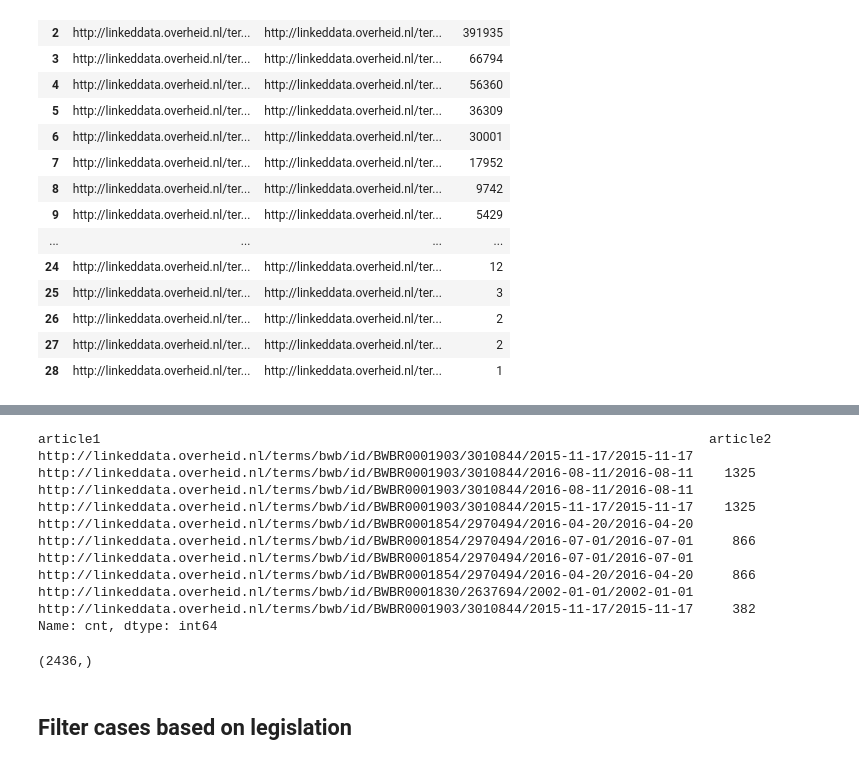
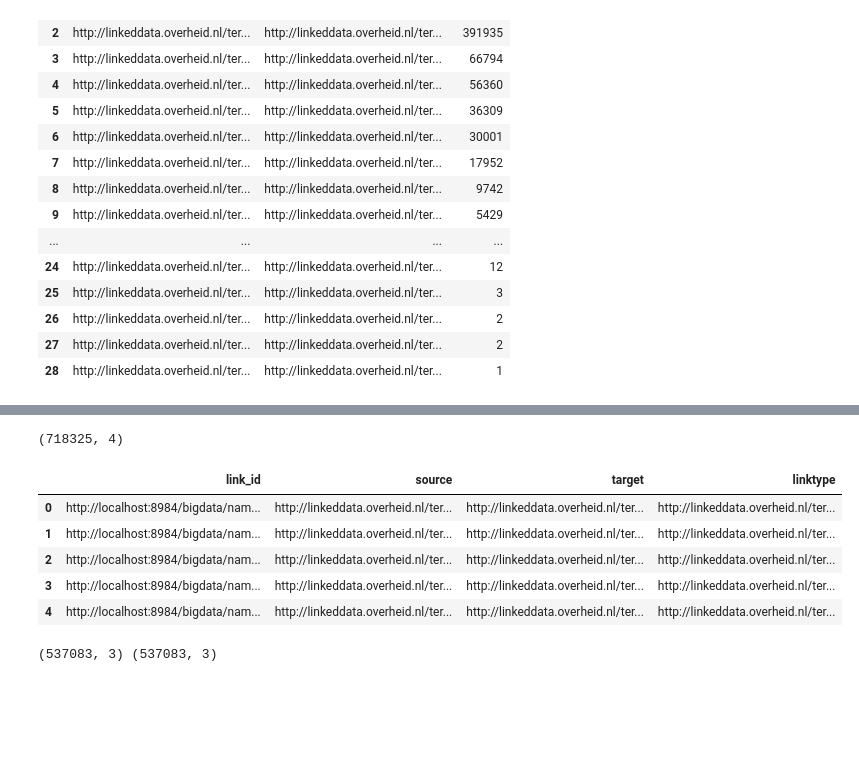
Before and after one commit to research-Dafne/case-law-research, a Jupyter notebook: notebooks/HR_spaqrl_queries_lido.ipynb, the cells around one changed output, grey strips where cells are left out. Cells and saved outputs as stored; diff of their text form; code cells hidden in the pictures; blank space fills up the shorter version.

```diff
--- a/notebooks/HR_spaqrl_queries_lido.ipynb
+++ b/notebooks/HR_spaqrl_queries_lido.ipynb
@@ -448,19 +286,0 @@ legislation_network_grouped.hist(bins=range(10, 1000, 10))
-# %%
-legislation_network_grouped.sort_values(ascending=False).head()
-# %% [output]
-article1                                                                              article2
-http://linkeddata.overheid.nl/terms/bwb/id/BWBR0001903/3010844/2015-11-17/2015-11-17  http://linkeddata.overheid.nl/terms/bwb/id/BWBR0001903/3010844/2016-08-11/2016-08-11    1325
-http://linkeddata.overheid.nl/terms/bwb/id/BWBR0001903/3010844/2016-08-11/2016-08-11  http://linkeddata.overheid.nl/terms/bwb/id/BWBR0001903/3010844/2015-11-17/2015-11-17    1325
-http://linkeddata.overheid.nl/terms/bwb/id/BWBR0001854/2970494/2016-04-20/2016-04-20  http://linkeddata.overheid.nl/terms/bwb/id/BWBR0001854/2970494/2016-07-01/2016-07-01     866
-http://linkeddata.overheid.nl/terms/bwb/id/BWBR0001854/2970494/2016-07-01/2016-07-01  http://linkeddata.overheid.nl/terms/bwb/id/BWBR0001854/2970494/2016-04-20/2016-04-20     866
-http://linkeddata.overheid.nl/terms/bwb/id/BWBR0001830/2637694/2002-01-01/2002-01-01  http://linkeddata.overheid.nl/terms/bwb/id/BWBR0001903/3010844/2015-11-17/2015-11-17     382
-Name: cnt, dtype: int64
-# %%
-legislation_network_grouped_10 = legislation_network_grouped[legislation_network_grouped>10]
-print(legislation_network_grouped_10.shape)
-legislation_network_grouped_10.to_csv(os.path.join(outpath, 'legislation_links_10plus.csv'),
-                                   index=True, index_label=['source', 'target'], header='True')
-# %% [output]
-(2436,)
-# %% [markdown]
-## Filter cases based on legislation
@@ -471,0 +287,31 @@ cases_filtered.shape
+# %%
+# Links from cases to cases
+queryString = """
+    prefix dcterm: <http://purl.org/dc/terms/>
+    prefix overheidrl: <http://linkeddata.overheid.nl/terms/>
+    prefix rdf: <http://www.w3.org/1999/02/22-rdf-syntax-ns#>
+    select ?link_id ?source ?target ?linktype
+    {
+        ?target rdf:type overheidrl:Jurisprudentie.
+        ?source rdf:type overheidrl:Jurisprudentie.
+        ?link_id overheidrl:heeftLinktype ?linktype.
+        ?link_id overheidrl:linktNaar  ?target.
+        ?link_id overheidrl:linktVan ?source
+    }
+"""
+
+sparql.setQuery(queryString)
+sparql.setReturnFormat(JSON)
+ret = sparql.query()
+result = ret.convert()
+case_to_case_links = sparql_result_to_df(result)
+print(case_to_case_links.shape)
+case_to_case_links.head()
+# %% [output]
+(718325, 4)
+|  | link_id | source | target | linktype |
+| 0 | http://localhost:8984/bigdata/nam... | http://linkeddata.overheid.nl/ter... | http://linkeddata.overheid.nl/ter... | http://linkeddata.overheid.nl/ter... |
+| 1 | http://localhost:8984/bigdata/nam... | http://linkeddata.overheid.nl/ter... | http://linkeddata.overheid.nl/ter... | http://linkeddata.overheid.nl/ter... |
+| 2 | http://localhost:8984/bigdata/nam... | http://linkeddata.overheid.nl/ter... | http://linkeddata.overheid.nl/ter... | http://linkeddata.overheid.nl/ter... |
+| 3 | http://localhost:8984/bigdata/nam... | http://linkeddata.overheid.nl/ter... | http://linkeddata.overheid.nl/ter... | http://linkeddata.overheid.nl/ter... |
+| 4 | http://localhost:8984/bigdata/nam... | http://linkeddata.overheid.nl/ter... | http://linkeddata.overheid.nl/ter... | http://linkeddata.overheid.nl/ter... |
@@ -471,0 +320,7 @@ cases_filtered.shape
+# %%
+case_to_case_links_lx = case_to_case_links[
+    case_to_case_links['linktype']=='http://linkeddata.overheid.nl/terms/linktype/id/lx-referentie']
+case_to_case_links_lx = case_to_case_links_lx[['link_id', 'source', 'target']]
+print(case_to_case_links_lx.shape, case_to_case_links_lx.drop_duplicates().shape)
+# %% [output]
+(537083, 3) (537083, 3)
```
Also changed, not shown: parts of 41 cells of this notebook, 3 other files.
